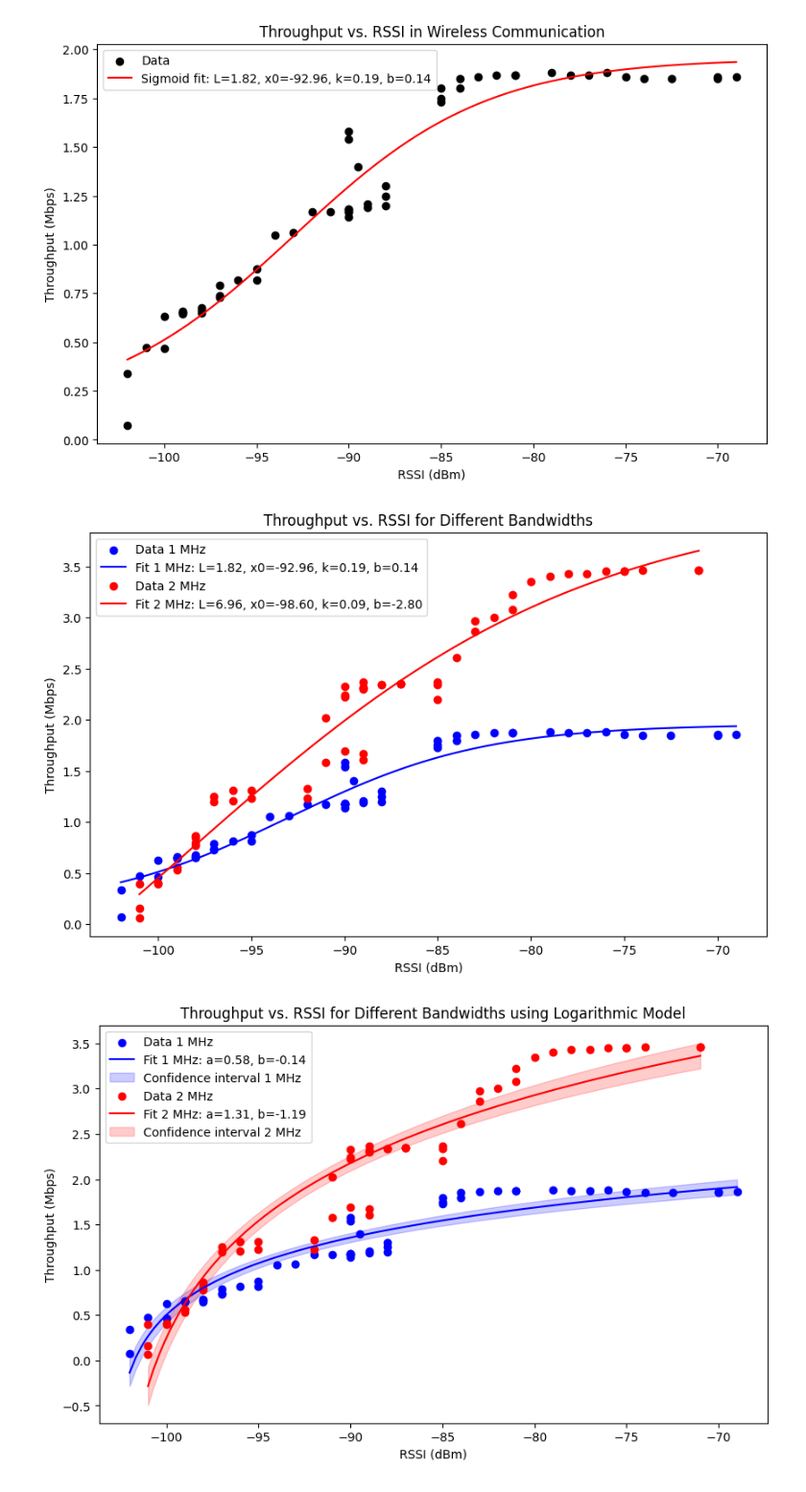
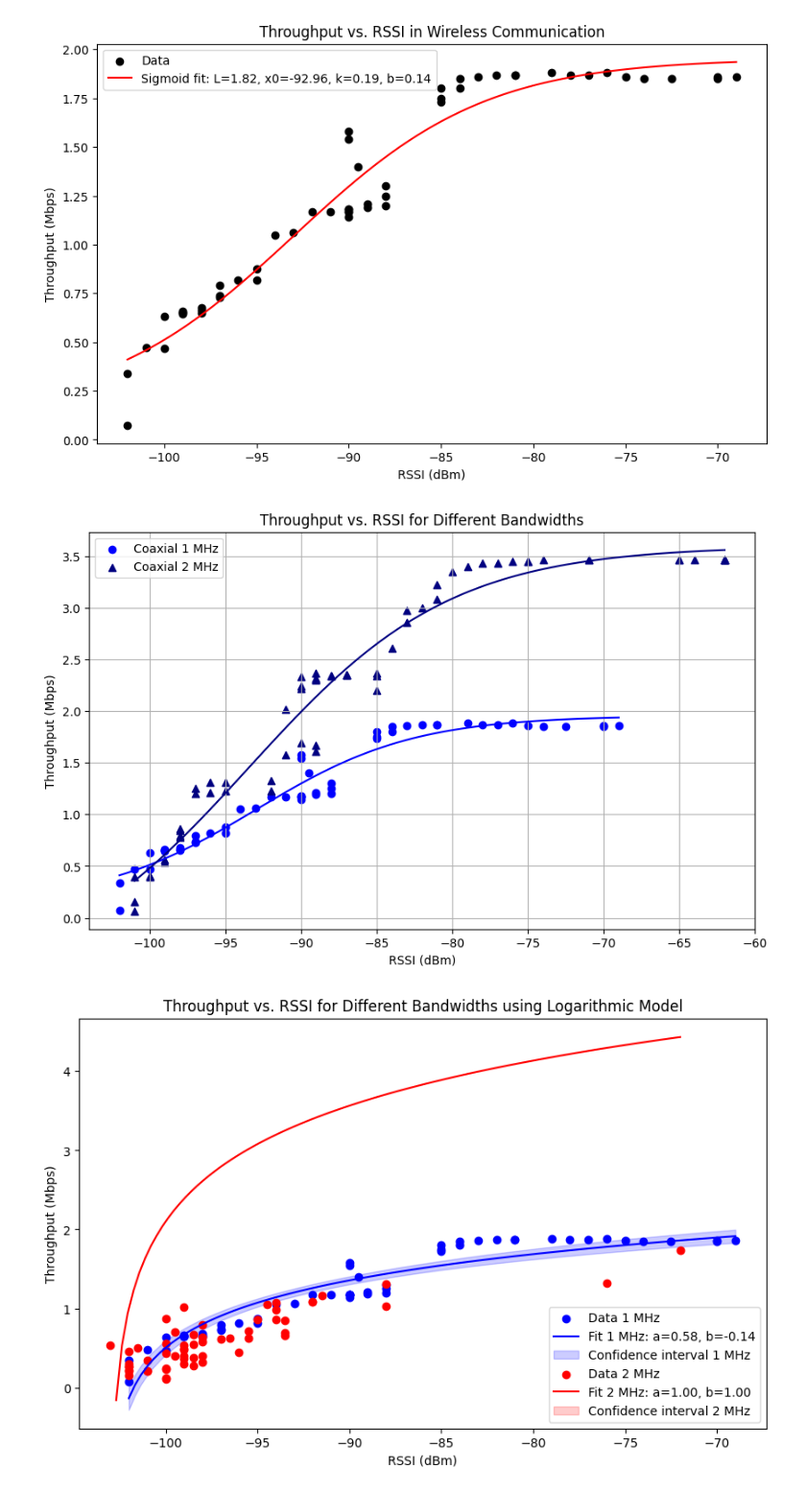
Before and after one commit to A-Raffoul/WiFi_HaLow, a Jupyter notebook: graph.ipynb, the cells around one changed output. Shown at 96% size. Saved outputs shown, nothing was run; the diff lists cells and outputs as text; code cells hidden in the pictures.

Commit message:
graph development

```diff
--- a/graph.ipynb
+++ b/graph.ipynb
@@ -146,7 +147,7 @@ def calculate_sigmoid_confidence_interval(x, popt, pcov, tval):
     return ci
 
 # Function to fit the sigmoid model and plot the results
-def fit_and_plot_throughput_vs_rssi(df, label, color):
+def fit_and_plot_throughput_vs_rssi(df, label, color, marker='o'):
     rssi_data = df['RSSI Median']
     throughput_data = df['TX iPerf Bitrate (Mbits/sec)']
 
@@ -164,23 +165,26 @@ def fit_and_plot_throughput_vs_rssi(df, label, color):
 
     confidence_interval = calculate_sigmoid_confidence_interval(rssi_fit, popt, pcov, tval)
 
-    plt.scatter(rssi_data, throughput_data, label=f'Data {label}', color=color, marker='o')
-    plt.plot(rssi_fit, throughput_fit, label=f'Fit {label}: L={popt[0]:.2f}, x0={popt[1]:.2f}, k={popt[2]:.2f}, b={popt[3]:.2f}', color=color)
+    plt.scatter(rssi_data, throughput_data, label=label, color=color, marker=marker)
+    plt.plot(rssi_fit, throughput_fit,  color=color) # label=f'Fit {label}: L={popt[0]:.2f}, x0={popt[1]:.2f}, k={popt[2]:.2f}, b={popt[3]:.2f}')
     # plt.fill_between(rssi_fit, throughput_fit - confidence_interval, throughput_fit + confidence_interval, color=color, alpha=0.2, label=f'Confidence interval {label}')
 
 # Plotting the two curves
 plt.figure(figsize=(10, 6))
 
-fit_and_plot_throughput_vs_rssi(df_coaxial_1M, '1 MHz', 'blue')
-fit_and_plot_throughput_vs_rssi(df_coaxial_2M, '2 MHz', 'red')
+fit_and_plot_throughput_vs_rssi(df_coaxial_1M, 'Coaxial 1 MHz', 'blue', 'o')
+fit_and_plot_throughput_vs_rssi(df_coaxial_2M, 'Coaxial 2 MHz', 'navy', '^')
+# fit_and_plot_throughput_vs_rssi(df_indoor_1M, 'Indoor 1 MHz', 'red', 'o')
+# fit_and_plot_throughput_vs_rssi(df_indoor_2M, 'Indoor 2 MHz', 'darkorange', '^')
 
 plt.xlabel('RSSI (dBm)')
 plt.ylabel('Throughput (Mbps)')
 plt.legend()
+plt.grid()
 plt.title('Throughput vs. RSSI for Different Bandwidths')
 plt.show()
 # %% [output]
-[figure, old version]
+[figure, new version]
 # %%
 # Define the logarithmic model
 def log_model(x, a, b):
@@ -195,45 +199,45 @@ def calculate_log_confidence_interval(x, popt, pcov, tval):
     return ci
 
 # Function to fit the log model and plot the results
-def fit_and_plot_throughput_vs_rssi_log(df, label, color, min_rssi):
+def fit_and_plot_throughput_vs_rssi_log(df, label, color, marker, min_rssi):
     rssi_data = df['RSSI Median']
     throughput_data = df['TX iPerf Bitrate (Mbits/sec)']
 
     # Shift RSSI data to avoid log(0)
     rssi_shifted = rssi_data - min_rssi + 1
-
-    popt, pcov = curve_fit(log_model, rssi_shifted, throughput_data)
+    eps=1e-6
+    popt, pcov = curve_fit(log_model, rssi_shifted, throughput_data+eps)
     perr = np.sqrt(np.diag(pcov))
 
     rssi_fit = np.linspace(min(rssi_shifted), max(rssi_shifted), 100)
     throughput_fit = log_model(rssi_fit, *popt)
 
     alpha = 0.95
     n = len(rssi_data)
     p = len(popt)
     dof = max(0, n - p)
     tval = t.ppf((1 + alpha) / 2., dof)
 
     confidence_interval = calculate_log_confidence_interval(rssi_fit, popt, pcov, tval)
 
-    plt.scatter(rssi_data, throughput_data, label=f'Data {label}', color=color, marker='o')
+    plt.scatter(rssi_data, throughput_data, label=f'Data {label}', color=color, marker=marker)
     plt.plot(rssi_fit + min_rssi - 1, throughput_fit, label=f'Fit {label}: a={popt[0]:.2f}, b={popt[1]:.2f}', color=color)
     plt.fill_between(rssi_fit + min_rssi - 1, throughput_fit - confidence_interval, throughput_fit + confidence_interval, color=color, alpha=0.2, label=f'Confidence interval {label}')
 
 # Plotting the two curves
 plt.figure(figsize=(10, 6))
 
 min_rssi = min(df_coaxial_1M['RSSI Median'].min(), df_coaxial_2M['RSSI Median'].min())
-fit_and_plot_throughput_vs_rssi_log(df_coaxial_1M, '1 MHz', 'blue', min_rssi)
-fit_and_plot_throughput_vs_rssi_log(df_coaxial_2M, '2 MHz', 'red', min_rssi)
+fit_and_plot_throughput_vs_rssi_log(df_coaxial_1M, '1 MHz', 'blue', 'o', min_rssi)
+fit_and_plot_throughput_vs_rssi_log(df_indoor_1M, '2 MHz', 'red', 'o', min_rssi)
 
 plt.xlabel('RSSI (dBm)')
 plt.ylabel('Throughput (Mbps)')
 plt.legend()
 plt.title('Throughput vs. RSSI for Different Bandwidths using Logarithmic Model')
 plt.show()
 # %% [output]
-[figure, old version]
+[figure, new version]
 # %%
 # Define models
 def sigmoid(x, L, x0, k, b):
```
Also changed, not shown: parts of 7 cells of this notebook, 12 other files.
